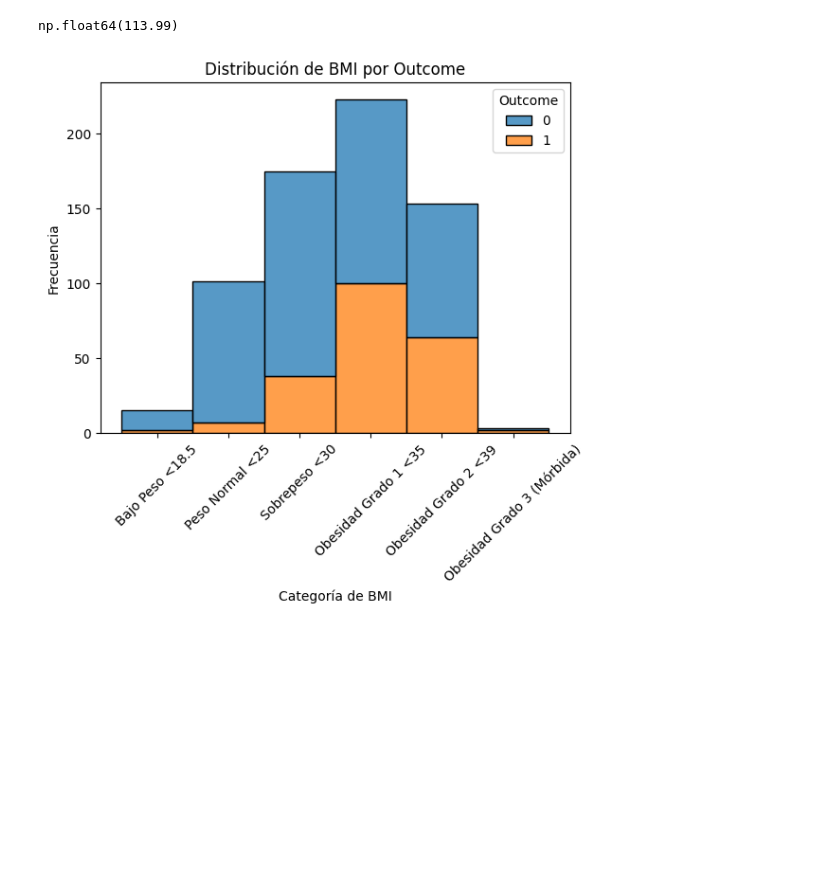
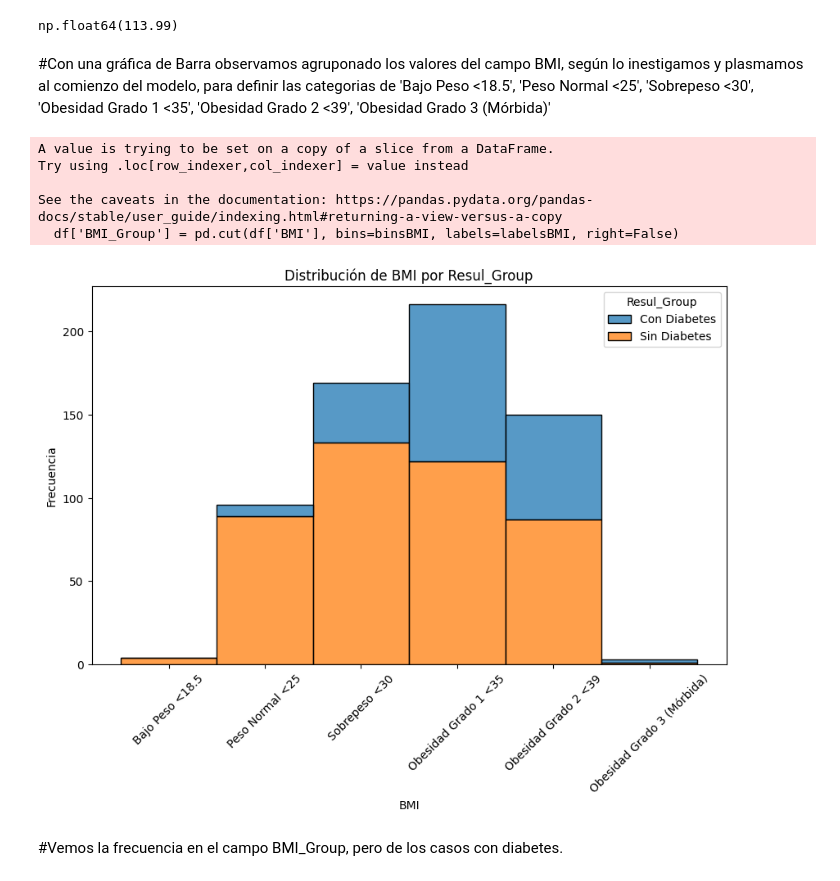
Before and after one commit to gabrielcan/ModeloDeDatosDiabetesPima, a Jupyter notebook: ModeloDiabetes.ipynb, the cells around one changed output. Drawn from its saved outputs; the diff is of its cells as text; code cells hidden in the pictures; blank space fills up the shorter version.

```diff
--- a/ModeloDiabetes.ipynb
+++ b/ModeloDiabetes.ipynb
@@ -503,0 +867,3 @@ df_limpio[df_limpio.SkinThickness.isna()]
+# %%
+valorSkinThicknessConDiabetes = df_SkinThickness_ConDiabetes['SkinThickness'].mean().round(0)
+print("Valor medio del campo SkinThickness en df_SkinThickness_ConDiabetes es : ",valorSkinThicknessConDiabetes)
@@ -503,0 +874,2 @@ df_limpio[df_limpio.SkinThickness.isna()]
+# %%
+df_limpio.loc[index_SkinThicknessConDiabetes, 'SkinThickness'] = valorSkinThicknessConDiabetes
@@ -503,0 +894,4 @@ df_limpio[df_limpio.SkinThickness.isna()]
+# %%
+df=df_limpio
+df.reset_index(drop=True, inplace=True)
+df
@@ -505,0 +937,9 @@ Varificamos los valores unicos que tiene el campo "Outcome", el cual indica si e
+# %%
+# Identificar los índices que cumplen la condición
+indices_a_eliminar = df.loc[df['BMI'].isna()].index
+
+# Eliminar los registros basados en los índices
+df.drop(indices_a_eliminar, inplace=True)
+
+# Verificar que los registros fueron eliminados
+print(df)
@@ -782,22 +1213,31 @@ plt.show()
 df_menores_30.Glucose.mean().round(2)
 # %% [output]
 np.float64(113.99)
+# %% [markdown]
+#Con una gráfica de Barra observamos agruponado los valores del campo BMI, según lo inestigamos y plasmamos al comienzo del modelo, para definir las categorias de 'Bajo Peso <18.5', 'Peso Normal <25', 'Sobrepeso <30', 'Obesidad Grado 1 <35', 'Obesidad Grado 2 <39', 'Obesidad Grado 3 (Mórbida)'
 # %%
 
 
-# Definir los límites y etiquetas de las categorías para BMI
-bins = [0, 18.5, 24.9, 29.9, 34.9, 39.9, 40]  # Asegúrate de que estos límites sean adecuados
-labels = ['Bajo Peso <18.5', 'Peso Normal <25', 'Sobrepeso <30', 'Obesidad Grado 1 <35', 'Obesidad Grado 2 <39', 'Obesidad Grado 3 (Mórbida)']
+# Creamos un campo nuevo en el DataFrame (df) con el
+binsBMI = [0, 18.5, 24.9, 29.9, 34.9, 39.9, 40]
+labelsBMI=["Bajo Peso <18.5", "Peso Normal <25", "Sobrepeso <30", "Obesidad Grado 1 <35", "Obesidad Grado 2 <39", "Obesidad Grado 3 (Mórbida)"]
+df['BMI_Group'] = pd.cut(df['BMI'], bins=binsBMI, labels=labelsBMI, right=False)
 
-# Agrupar los BMI en categorías
-df['Categoría'] = pd.cut(df['BMI'], bins=bins, labels=labels, right=False)
 
-# Graficar la distribución de categorías por Outcome
-sns.histplot(data=df, x='Categoría', hue='Outcome', multiple='stack', stat='count')
-plt.title("Distribución de BMI por Outcome")
-plt.xlabel("Categoría de BMI")
+# Graficar la distribución de categorías por Resul_Group
+plt.figure(figsize=(10, 6))
+sns.histplot(data=df, x='BMI_Group', hue='Resul_Group', multiple='stack', stat='count')
+plt.title("Distribución de BMI por Resul_Group")
+plt.xlabel("BMI")
 plt.ylabel("Frecuencia")
 plt.xticks(rotation=45)  # Rotar las etiquetas del eje x para mejor legibilidad
 plt.show()
 # %% [output]
+A value is trying to be set on a copy of a slice from a DataFrame.
+Try using .loc[row_indexer,col_indexer] = value instead
+
+See the caveats in the documentation: https://pandas.pydata.org/pandas-docs/stable/user_guide/indexing.html#returning-a-view-versus-a-copy
+  df['BMI_Group'] = pd.cut(df['BMI'], bins=binsBMI, labels=labelsBMI, right=False)
-[figure, old version]
+[figure, new version]
+# %% [markdown]
+#Vemos la frecuencia en el campo BMI_Group, pero de los casos con diabetes.
```
Also changed, not shown: parts of 125 cells of this notebook.
